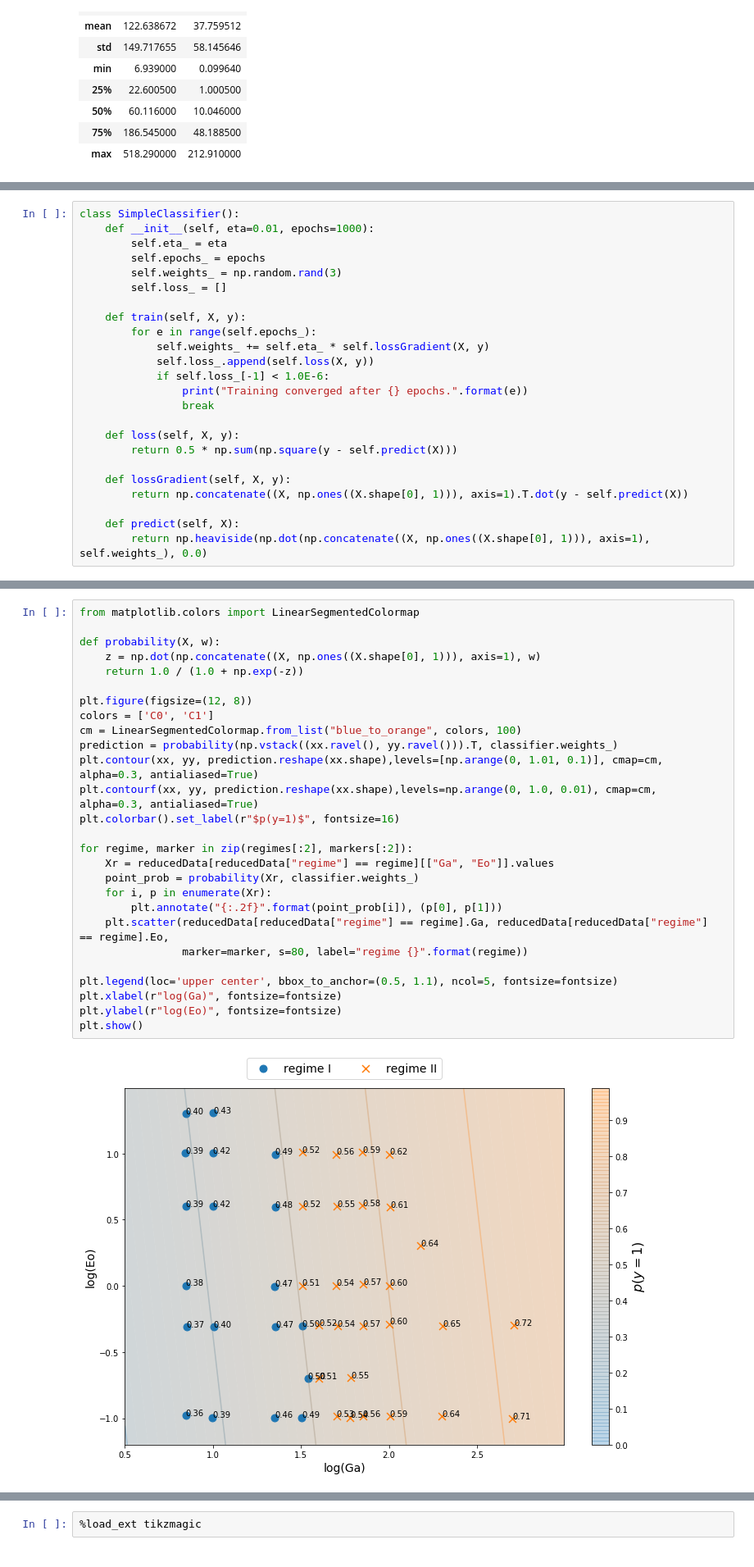
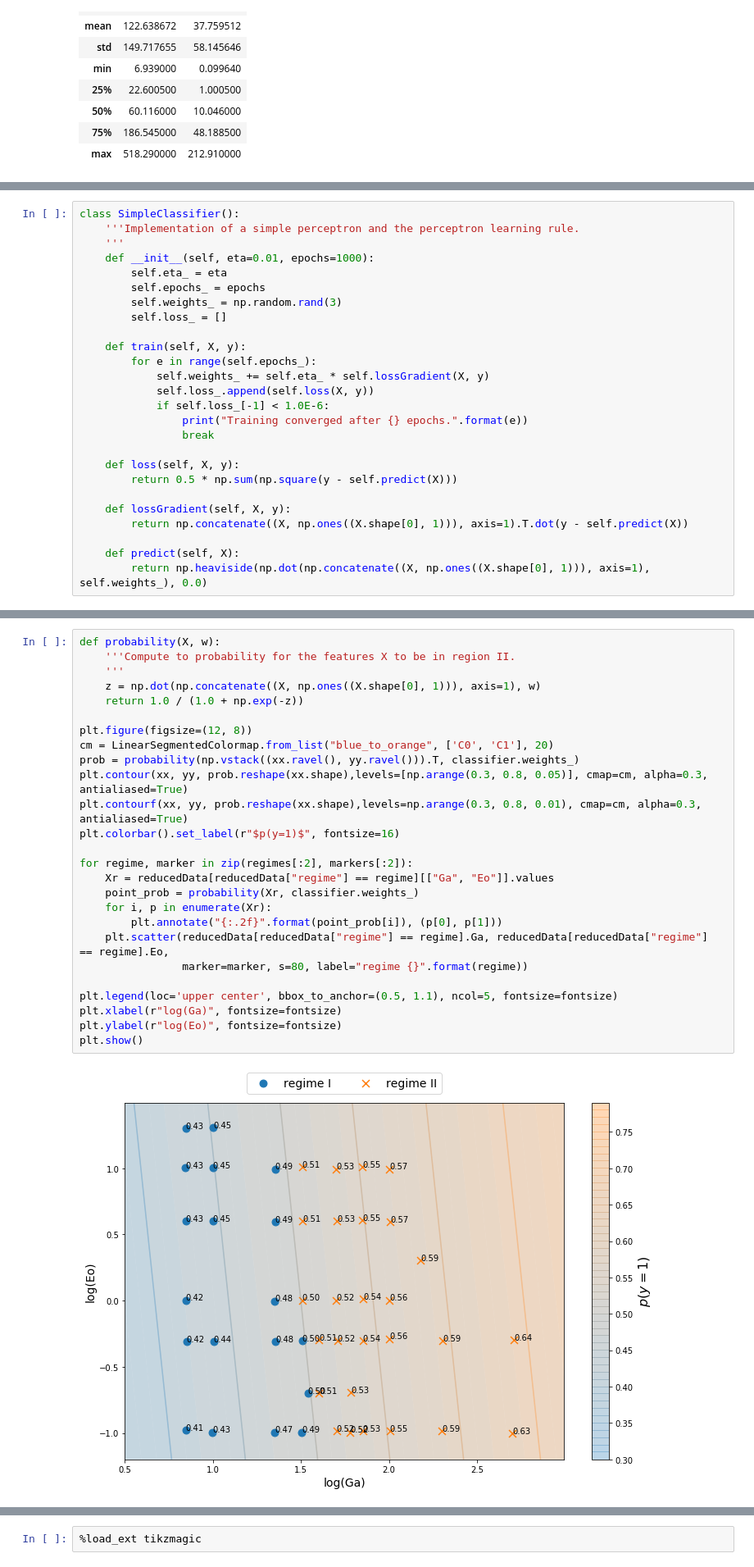
Before and after one commit to AndreWeiner/machine-learning-applied-to-cfd, a Jupyter notebook: notebooks/path_regime_classification.ipynb, the cells around one changed output, grey strips where cells are left out. Shown at 82% size. Cells and saved outputs as stored; diff of their text form.

```diff
--- a/notebooks/path_regime_classification.ipynb
+++ b/notebooks/path_regime_classification.ipynb
@@ -214,6 +220,8 @@ $$
 $$
 # %%
 class SimpleClassifier():
+    '''Implementation of a simple perceptron and the perceptron learning rule.
+    '''
     def __init__(self, eta=0.01, epochs=1000):
         self.eta_ = eta
         self.epochs_ = epochs
@@ -304,32 +315,31 @@ plt.show()
 # %% [output]
 [figure]
 # %%
-from matplotlib.colors import LinearSegmentedColormap
-
 def probability(X, w):
+    '''Compute to probability for the features X to be in region II.
+    '''
     z = np.dot(np.concatenate((X, np.ones((X.shape[0], 1))), axis=1), w)
     return 1.0 / (1.0 + np.exp(-z))
 
 plt.figure(figsize=(12, 8))
-colors = ['C0', 'C1']
-cm = LinearSegmentedColormap.from_list("blue_to_orange", colors, 100)
-prediction = probability(np.vstack((xx.ravel(), yy.ravel())).T, classifier.weights_)
-plt.contour(xx, yy, prediction.reshape(xx.shape),levels=[np.arange(0, 1.01, 0.1)], cmap=cm, alpha=0.3, antialiased=True)
-plt.contourf(xx, yy, prediction.reshape(xx.shape),levels=np.arange(0, 1.0, 0.01), cmap=cm, alpha=0.3, antialiased=True)
+cm = LinearSegmentedColormap.from_list("blue_to_orange", ['C0', 'C1'], 20)
+prob = probability(np.vstack((xx.ravel(), yy.ravel())).T, classifier.weights_)
+plt.contour(xx, yy, prob.reshape(xx.shape),levels=[np.arange(0.3, 0.8, 0.05)], cmap=cm, alpha=0.3, antialiased=True)
+plt.contourf(xx, yy, prob.reshape(xx.shape),levels=np.arange(0.3, 0.8, 0.01), cmap=cm, alpha=0.3, antialiased=True)
 plt.colorbar().set_label(r"$p(y=1)$", fontsize=16)
 
 for regime, marker in zip(regimes[:2], markers[:2]):
     Xr = reducedData[reducedData["regime"] == regime][["Ga", "Eo"]].values
     point_prob = probability(Xr, classifier.weights_)
     for i, p in enumerate(Xr):
         plt.annotate("{:.2f}".format(point_prob[i]), (p[0], p[1]))
     plt.scatter(reducedData[reducedData["regime"] == regime].Ga, reducedData[reducedData["regime"] == regime].Eo,
                 marker=marker, s=80, label="regime {}".format(regime))
 
 plt.legend(loc='upper center', bbox_to_anchor=(0.5, 1.1), ncol=5, fontsize=fontsize)
 plt.xlabel(r"log(Ga)", fontsize=fontsize)
 plt.ylabel(r"log(Eo)", fontsize=fontsize)
 plt.show()
 # %% [output]
-[figure, old version]
+[figure, new version]
 # %% [markdown]
```
Also changed, not shown: parts of 31 cells of this notebook, 2 other files.
